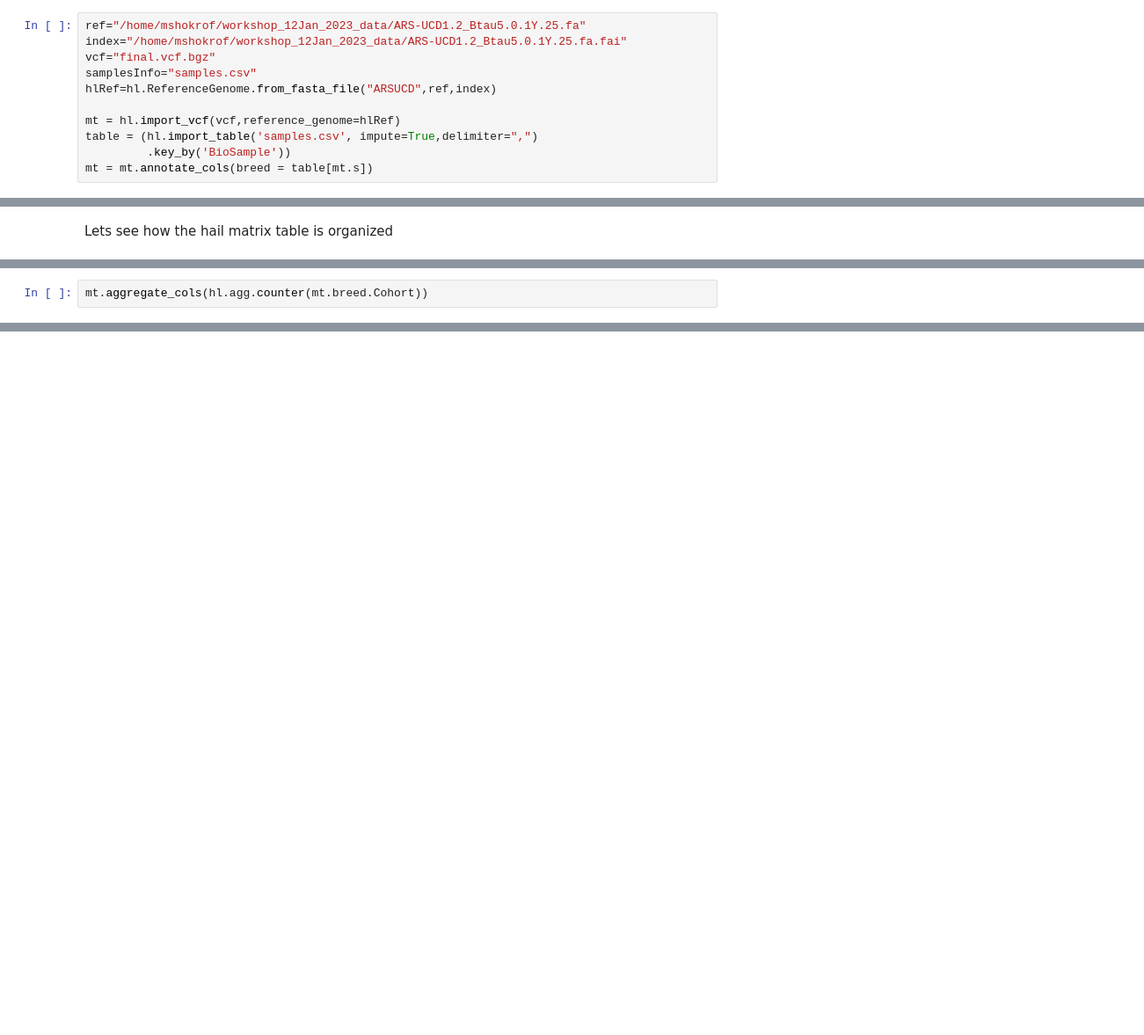
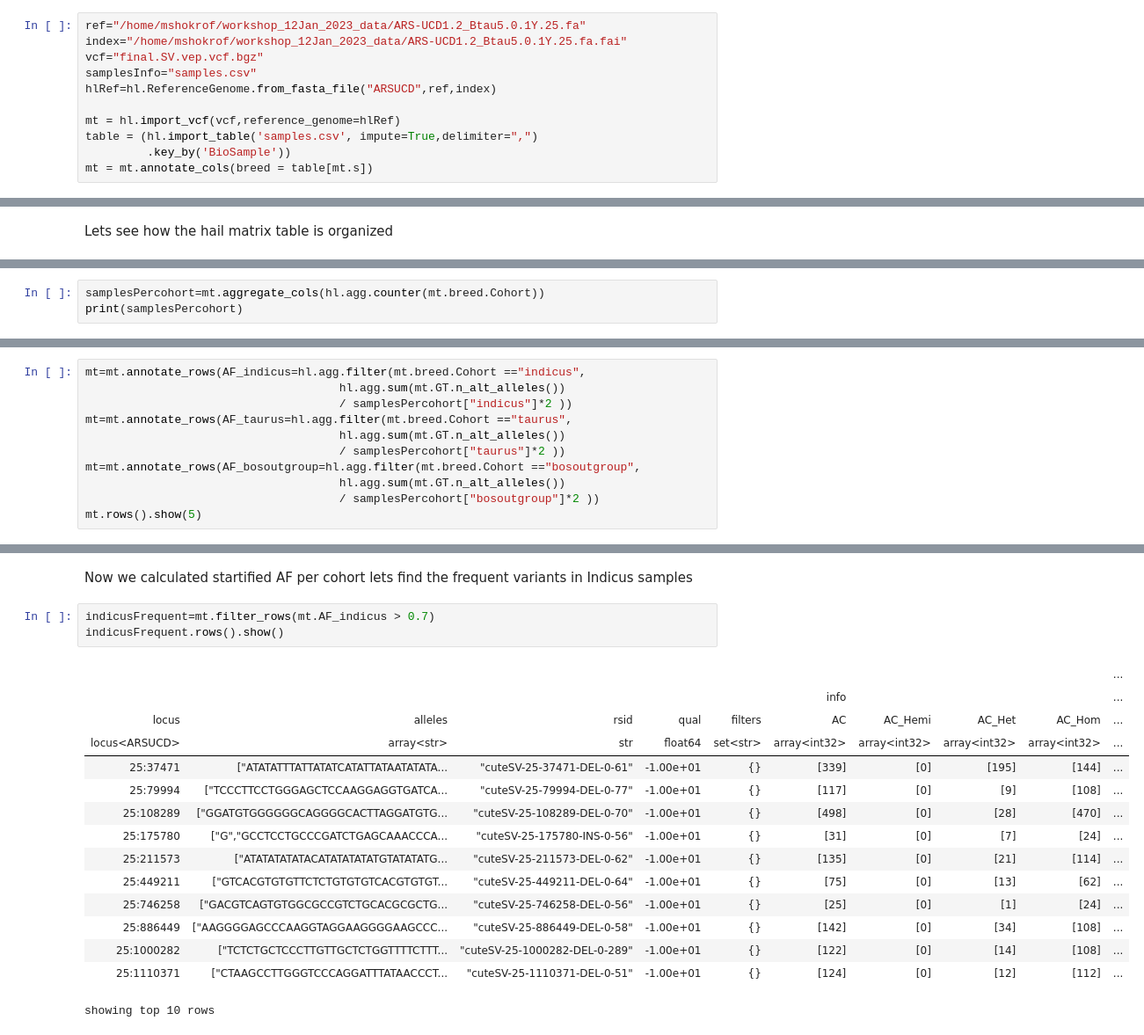
Before and after one commit to dib-lab/workshop_12Jan_2023, a Jupyter notebook: SV_calling_LR/DownstreamAnalysis.ipynb, the cells around one changed output, grey strips where cells are left out. Shown: that part at 88% size. Drawn from its saved outputs; the diff is of its cells as text; blank space fills up the shorter version.

```diff
--- a/SV_calling_LR/DownstreamAnalysis.ipynb
+++ b/SV_calling_LR/DownstreamAnalysis.ipynb
@@ -159,7 +151,7 @@ Now we are going to load the vcf and samples information to create Hail Matrix t
 # %%
 ref="/home/mshokrof/workshop_12Jan_2023_data/ARS-UCD1.2_Btau5.0.1Y.25.fa"
 index="/home/mshokrof/workshop_12Jan_2023_data/ARS-UCD1.2_Btau5.0.1Y.25.fa.fai"
-vcf="final.vcf.bgz"
+vcf="final.SV.vep.vcf.bgz"
 samplesInfo="samples.csv"
 hlRef=hl.ReferenceGenome.from_fasta_file("ARSUCD",ref,index)
 
@@ -225,3 +175,4 @@ showing top 5 rows
 # %%
-mt.aggregate_cols(hl.agg.counter(mt.breed.Cohort))
+samplesPercohort=mt.aggregate_cols(hl.agg.counter(mt.breed.Cohort))
+print(samplesPercohort)
 # %% [output]
@@ -261,0 +185,11 @@ Samples: 428  Variants: 601
+# %%
+mt=mt.annotate_rows(AF_indicus=hl.agg.filter(mt.breed.Cohort =="indicus",
+                                     hl.agg.sum(mt.GT.n_alt_alleles())
+                                     / samplesPercohort["indicus"]*2 ))
+mt=mt.annotate_rows(AF_taurus=hl.agg.filter(mt.breed.Cohort =="taurus",
+                                     hl.agg.sum(mt.GT.n_alt_alleles())
+                                     / samplesPercohort["taurus"]*2 ))
+mt=mt.annotate_rows(AF_bosoutgroup=hl.agg.filter(mt.breed.Cohort =="bosoutgroup",
+                                     hl.agg.sum(mt.GT.n_alt_alleles())
+                                     / samplesPercohort["bosoutgroup"]*2 ))
+mt.rows().show(5)
@@ -261,0 +207,21 @@ Samples: 428  Variants: 601
+# %% [markdown]
+Now we calculated startified AF per cohort lets find the frequent variants in Indicus samples
+# %%
+indicusFrequent=mt.filter_rows(mt.AF_indicus > 0.7)
+indicusFrequent.rows().show()
+# %% [output]
+|  |  |  |  |  |  |  |  |  | ... |
+|  |  |  |  |  | info |  |  |  | ... |
+| locus | alleles | rsid | qual | filters | AC | AC_Hemi | AC_Het | AC_Hom | ... |
+| locus<ARSUCD> | array<str> | str | float64 | set<str> | array<int32> | array<int32> | array<int32> | array<int32> | ... |
+| 25:37471 | ["ATATATTTATTATATCATATTATAATATATA... | "cuteSV-25-37471-DEL-0-61" | -1.00e+01 | {} | [339] | [0] | [195] | [144] | ... |
+| 25:79994 | ["TCCCTTCCTGGGAGCTCCAAGGAGGTGATCA... | "cuteSV-25-79994-DEL-0-77" | -1.00e+01 | {} | [117] | [0] | [9] | [108] | ... |
+| 25:108289 | ["GGATGTGGGGGGCAGGGGCACTTAGGATGTG... | "cuteSV-25-108289-DEL-0-70" | -1.00e+01 | {} | [498] | [0] | [28] | [470] | ... |
+| 25:175780 | ["G","GCCTCCTGCCCGATCTGAGCAAACCCA... | "cuteSV-25-175780-INS-0-56" | -1.00e+01 | {} | [31] | [0] | [7] | [24] | ... |
+| 25:211573 | ["ATATATATATACATATATATATGTATATATG... | "cuteSV-25-211573-DEL-0-62" | -1.00e+01 | {} | [135] | [0] | [21] | [114] | ... |
+| 25:449211 | ["GTCACGTGTGTTCTCTGTGTGTCACGTGTGT... | "cuteSV-25-449211-DEL-0-64" | -1.00e+01 | {} | [75] | [0] | [13] | [62] | ... |
+| 25:746258 | ["GACGTCAGTGTGGCGCCGTCTGCACGCGCTG... | "cuteSV-25-746258-DEL-0-56" | -1.00e+01 | {} | [25] | [0] | [1] | [24] | ... |
+| 25:886449 | ["AAGGGGAGCCCAAGGTAGGAAGGGGAAGCCC... | "cuteSV-25-886449-DEL-0-58" | -1.00e+01 | {} | [142] | [0] | [34] | [108] | ... |
+| 25:1000282 | ["TCTCTGCTCCCTTGTTGCTCTGGTTTTCTTT... | "cuteSV-25-1000282-DEL-0-289" | -1.00e+01 | {} | [122] | [0] | [14] | [108] | ... |
+| 25:1110371 | ["CTAAGCCTTGGGTCCCAGGATTTATAACCCT... | "cuteSV-25-1110371-DEL-0-51" | -1.00e+01 | {} | [124] | [0] | [12] | [112] | ... |
+showing top 10 rows
```
Also changed, not shown: parts of 52 cells of this notebook.
